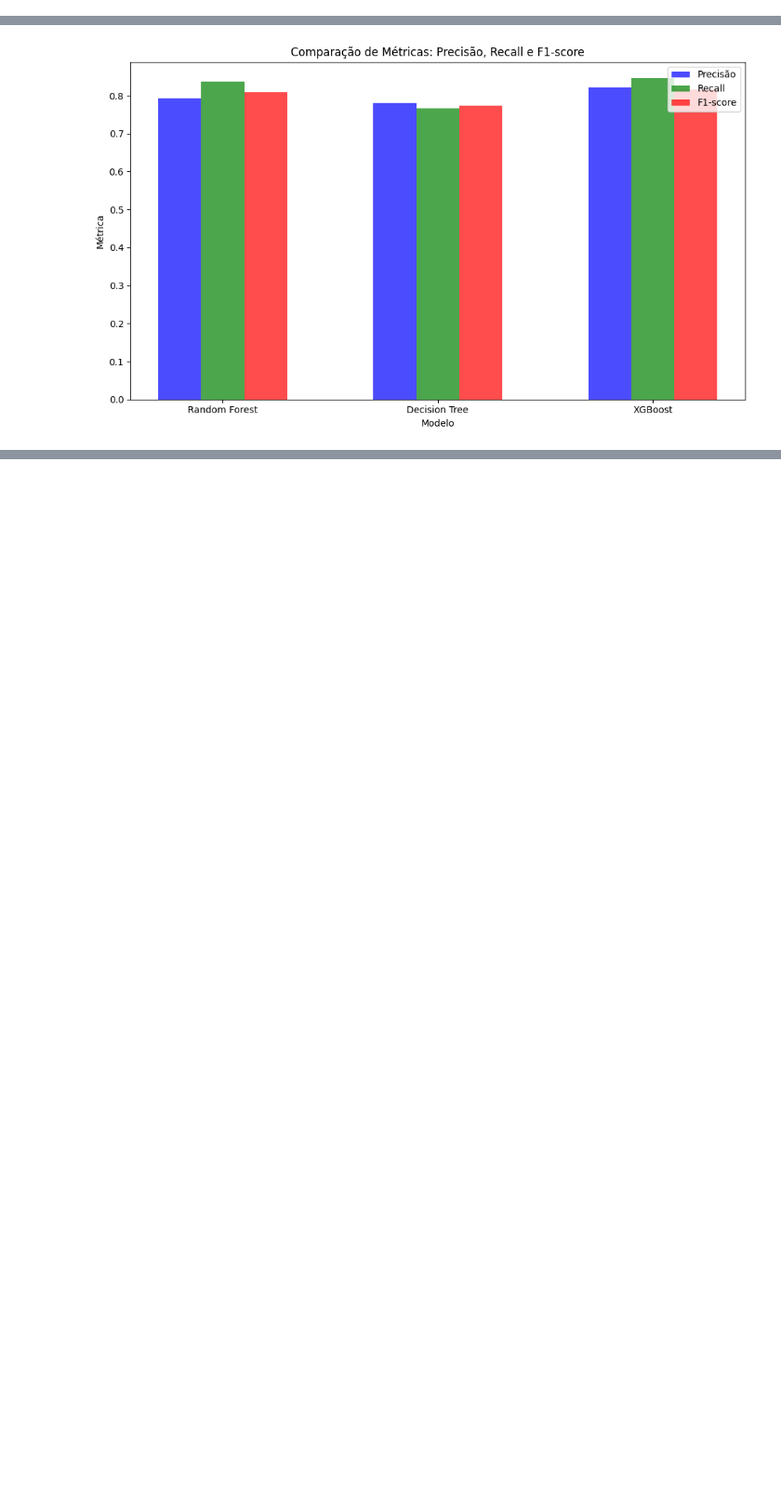
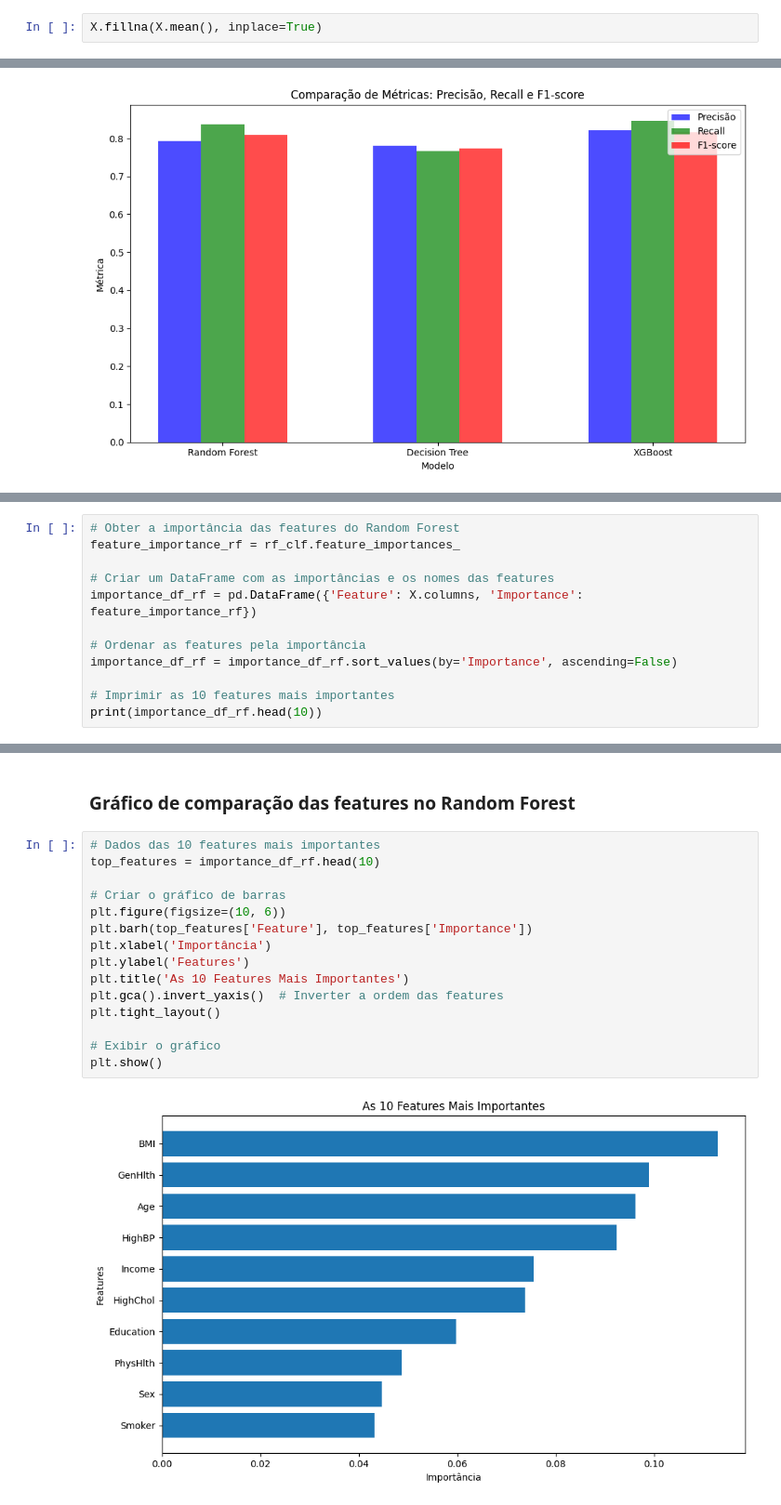
Before and after one commit to Thequing/Diabetes-analysis, a Jupyter notebook: Diabetes.ipynb, the cells around one changed output, grey strips where cells are left out. Shown at 93% size. Cells and saved outputs as stored; diff of their text form; blank space fills up the shorter version.

```diff
--- a/Diabetes.ipynb
+++ b/Diabetes.ipynb
@@ -29,3 +31,5 @@ y = df['Diabetes_012']
+# %%
+X.fillna(X.mean(), inplace=True)
 # %% [markdown]
 ### Dividir os dados em conjuntos de treino e teste
 # %%
@@ -385,0 +394,12 @@ plt.show()
+# %%
+# Obter a importância das features do Random Forest
+feature_importance_rf = rf_clf.feature_importances_
+
+# Criar um DataFrame com as importâncias e os nomes das features
+importance_df_rf = pd.DataFrame({'Feature': X.columns, 'Importance': feature_importance_rf})
+
+# Ordenar as features pela importância
+importance_df_rf = importance_df_rf.sort_values(by='Importance', ascending=False)
+
+# Imprimir as 10 features mais importantes
+print(importance_df_rf.head(10))
@@ -385,0 +444,19 @@ plt.show()
+# %% [markdown]
+### Gráfico de comparação das features no Random Forest
+# %%
+# Dados das 10 features mais importantes
+top_features = importance_df_rf.head(10)
+
+# Criar o gráfico de barras
+plt.figure(figsize=(10, 6))
+plt.barh(top_features['Feature'], top_features['Importance'])
+plt.xlabel('Importância')
+plt.ylabel('Features')
+plt.title('As 10 Features Mais Importantes')
+plt.gca().invert_yaxis()  # Inverter a ordem das features
+plt.tight_layout()
+
+# Exibir o gráfico
+plt.show()
+# %% [output]
+[figure, added]
```
Also changed, not shown: parts of 8 cells of this notebook.
